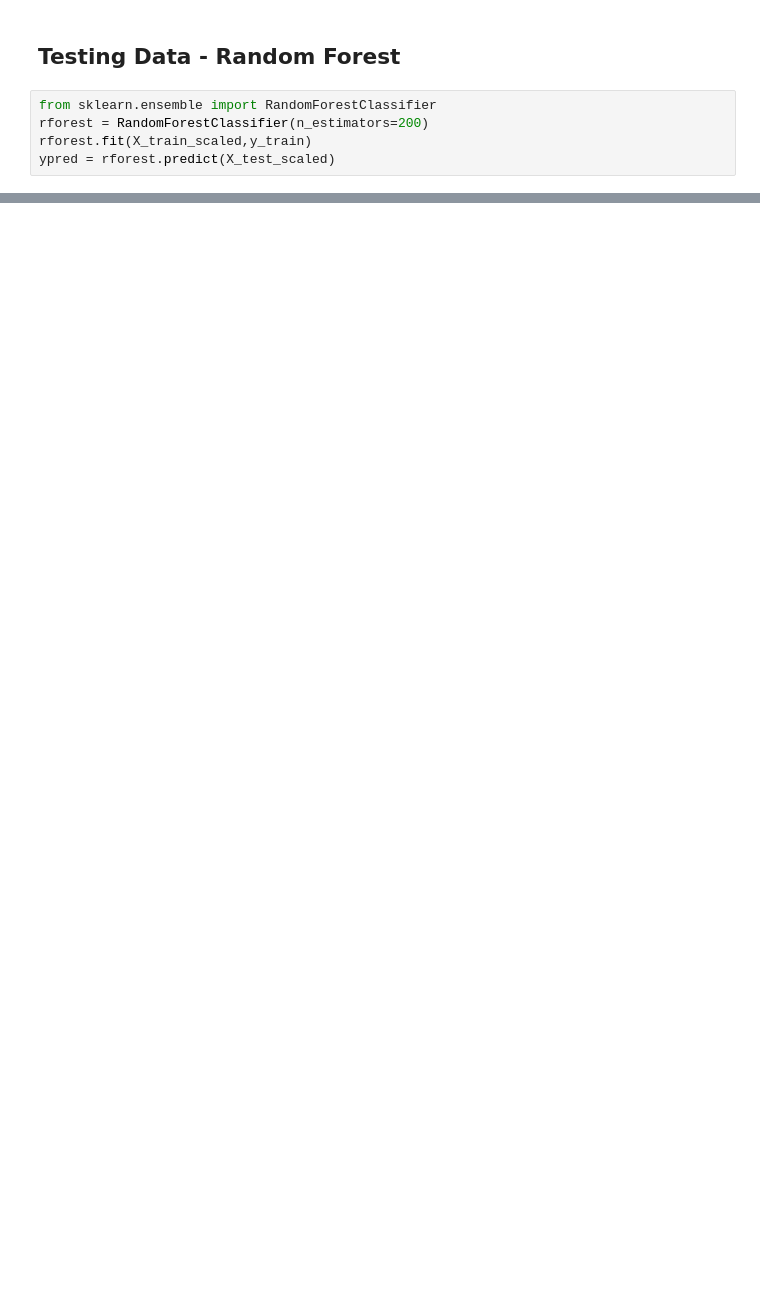
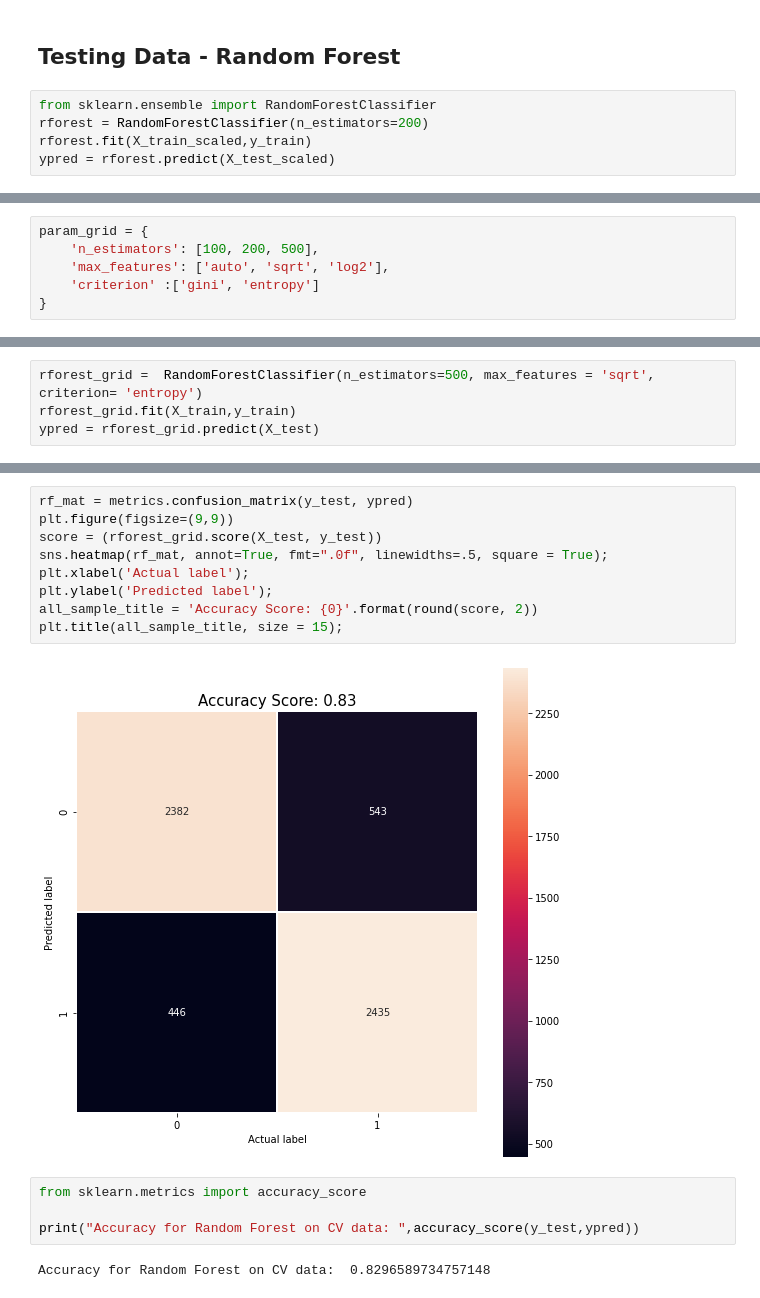
Before and after one commit to ael2193/Resume_Experiment_Analysis, a Jupyter notebook: Resume Experiment Analysis (Complete Names)_New.ipynb, the cells around one changed output, grey strips where cells are left out. Cells and saved outputs as stored; diff of their text form; blank space fills up the shorter version.

```diff
--- a/Resume Experiment Analysis (Complete Names)_New.ipynb
+++ b/Resume Experiment Analysis (Complete Names)_New.ipynb
@@ -205,0 +208,6 @@ plt.title(all_sample_title, size = 15);
+# %%
+param_grid = {
+    'n_estimators': [100, 200, 500],
+    'max_features': ['auto', 'sqrt', 'log2'],
+    'criterion' :['gini', 'entropy']
+}
@@ -205,0 +232,4 @@ plt.title(all_sample_title, size = 15);
+# %%
+rforest_grid =  RandomForestClassifier(n_estimators=500, max_features = 'sqrt', criterion= 'entropy')
+rforest_grid.fit(X_train,y_train)
+ypred = rforest_grid.predict(X_test)
@@ -205,0 +266,17 @@ plt.title(all_sample_title, size = 15);
+# %%
+rf_mat = metrics.confusion_matrix(y_test, ypred)
+plt.figure(figsize=(9,9))
+score = (rforest_grid.score(X_test, y_test))
+sns.heatmap(rf_mat, annot=True, fmt=".0f", linewidths=.5, square = True);
+plt.xlabel('Actual label');
+plt.ylabel('Predicted label');
+all_sample_title = 'Accuracy Score: {0}'.format(round(score, 2))
+plt.title(all_sample_title, size = 15);
+# %% [output]
+[figure, added]
+# %%
+from sklearn.metrics import accuracy_score
+
+print("Accuracy for Random Forest on CV data: ",accuracy_score(y_test,ypred))
+# %% [output]
+Accuracy for Random Forest on CV data:  0.8296589734757148
```
Also changed, not shown: parts of 20 cells of this notebook, 1 other file.
